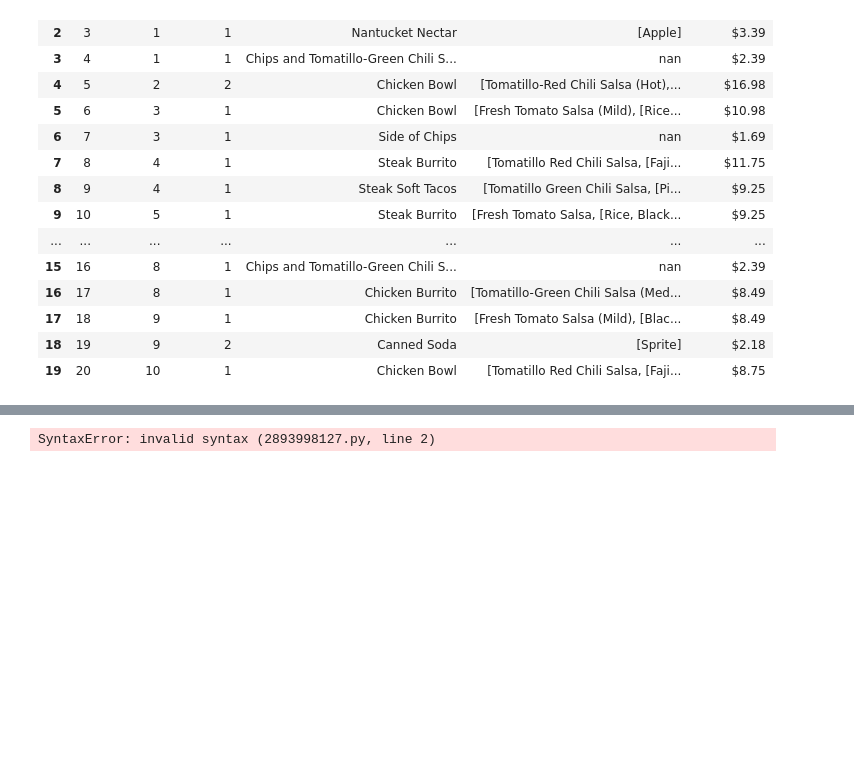
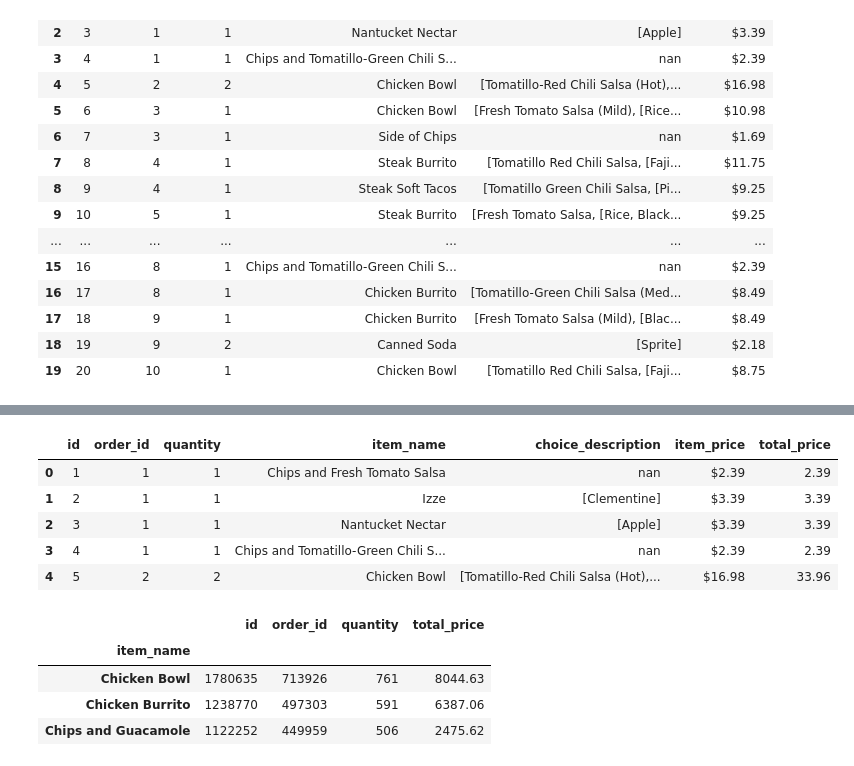
Before and after one commit to Saroj6632/numpy-pandas-visualization-exercises, a Jupyter notebook: advanced_dataframes.ipynb, the cells around one changed output, grey strips where cells are left out. Drawn from its saved outputs; the diff is of its cells as text; code cells hidden in the pictures; blank space fills up the shorter version.

```diff
--- a/advanced_dataframes.ipynb
+++ b/advanced_dataframes.ipynb
@@ -412,3 +426,5 @@ chipotle.head(20)
 # %%
 # What is the total price for each order?
-total_price = chipotle
+ # first change the column item_price to float type as it is object
+dollarize_price = (chipotle.item_price.apply(lambda x: float(x[1:-1])))
+dollarize_price
@@ -415,5 +444,19 @@ total_price = chipotle
+# %%
+chipotle['total_price'] = chipotle.quantity * dollarize_price
+chipotle.head()
+# %% [output]
+|  | id | order_id | quantity | item_name | choice_description | item_price | total_price |
+| 0 | 1 | 1 | 1 | Chips and Fresh Tomato Salsa | nan | $2.39 | 2.39 |
+| 1 | 2 | 1 | 1 | Izze | [Clementine] | $3.39 | 3.39 |
+| 2 | 3 | 1 | 1 | Nantucket Nectar | [Apple] | $3.39 | 3.39 |
+| 3 | 4 | 1 | 1 | Chips and Tomatillo-Green Chili S... | nan | $2.39 | 2.39 |
+| 4 | 5 | 2 | 2 | Chicken Bowl | [Tomatillo-Red Chili Salsa (Hot),... | $16.98 | 33.96 |
 # %%
 # What are the most popular 3 items?
-chipotle.groupby('item_name').nlargest(n=1.'item_name')
+chipotle.groupby(by="item_name").sum().sort_values('quantity',ascending=False).head(3)
 # %% [output]
-SyntaxError: invalid syntax (2893998127.py, line 2)
+|  | id | order_id | quantity | total_price |
+| item_name |  |  |  |  |
+| Chicken Bowl | 1780635 | 713926 | 761 | 8044.63 |
+| Chicken Burrito | 1238770 | 497303 | 591 | 6387.06 |
+| Chips and Guacamole | 1122252 | 449959 | 506 | 2475.62 |
```
Also changed, not shown: parts of 10 cells of this notebook.
